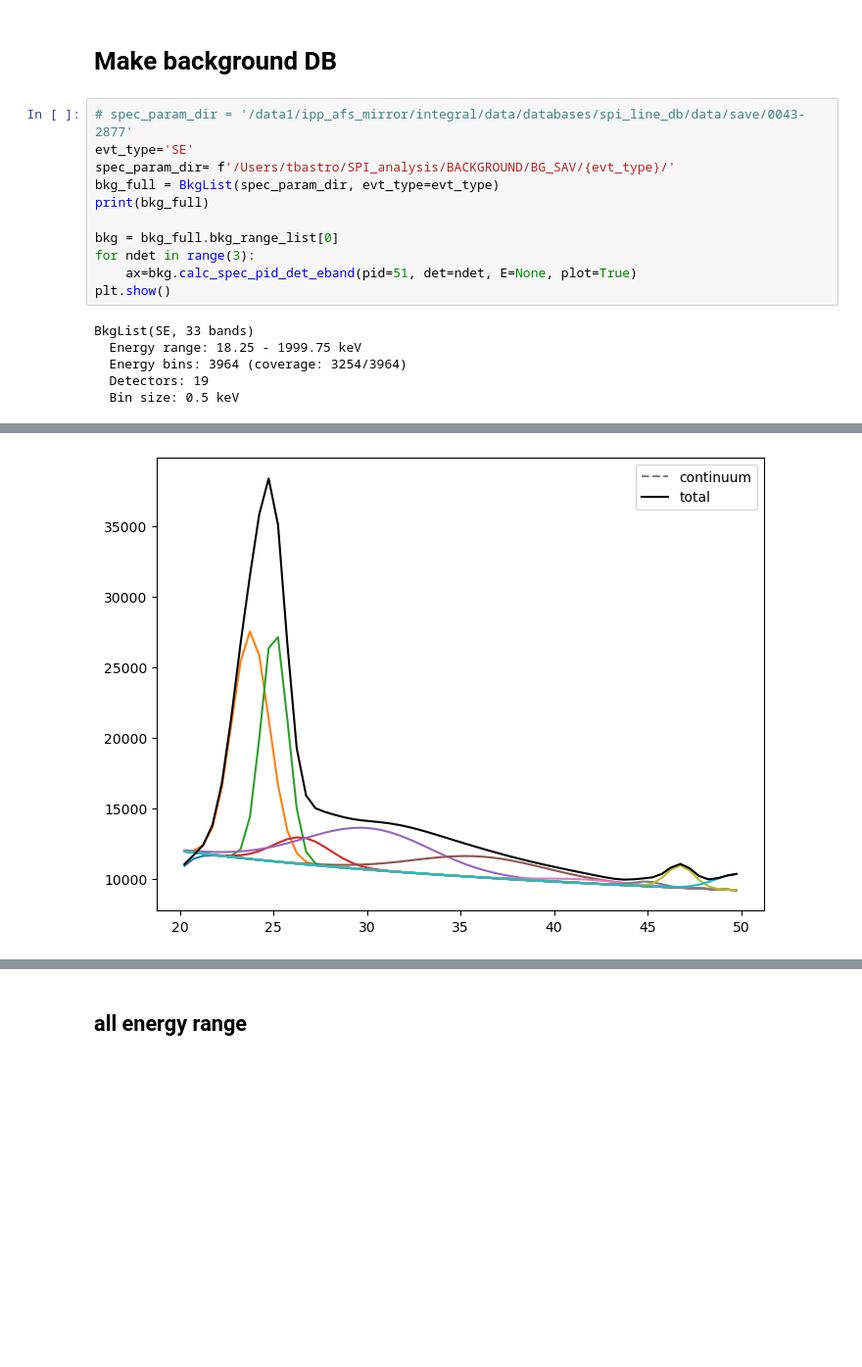
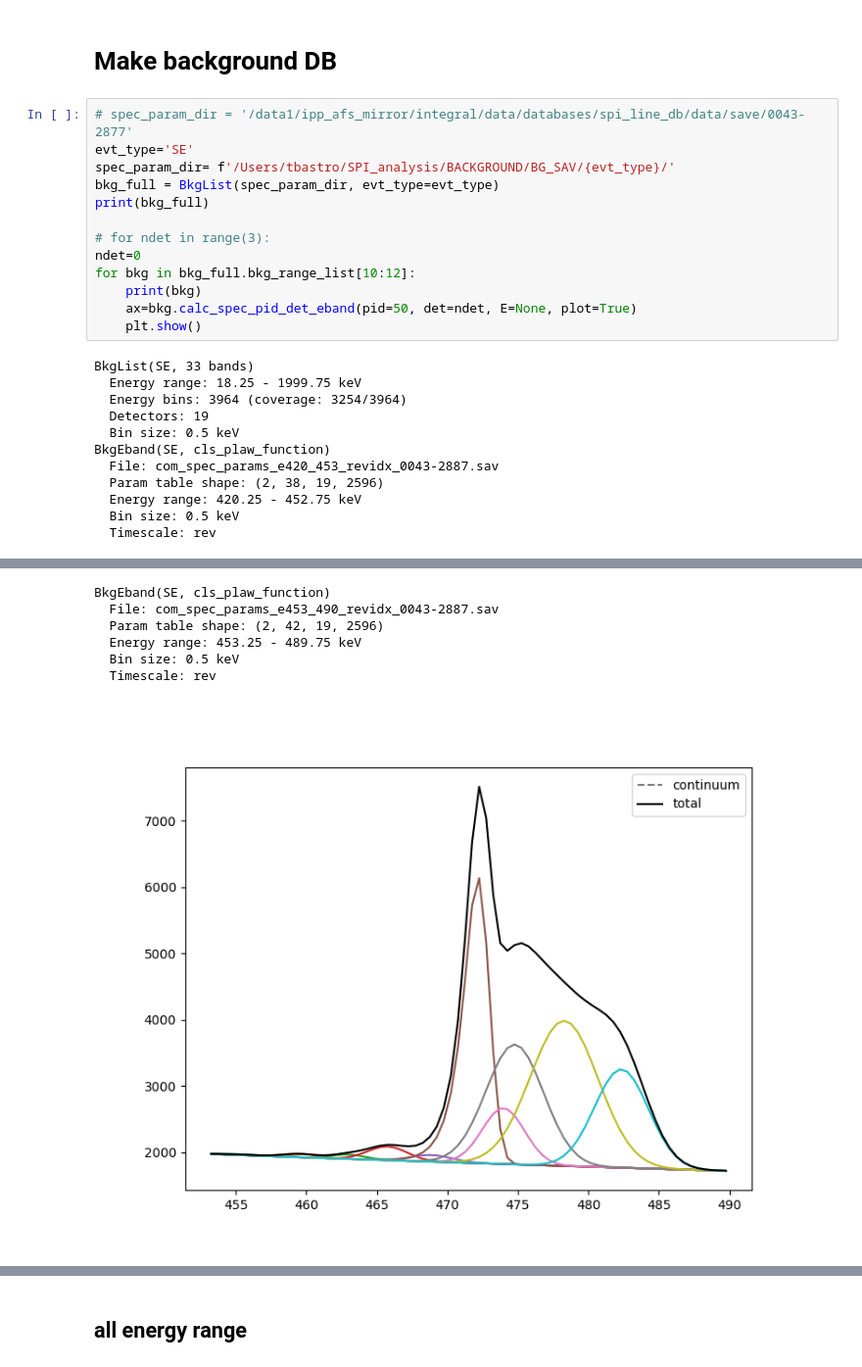
Before and after one commit to tristanbouchet/spibackground, a Jupyter notebook: test_background.ipynb, the cells around one changed output, grey strips where cells are left out. Shown at 98% size. Cells and saved outputs as stored; diff of their text form; blank space fills up the shorter version.

```diff
--- a/test_background.ipynb
+++ b/test_background.ipynb
@@ -10,13 +10,21 @@ spec_param_dir= f'/Users/tbastro/SPI_analysis/BACKGROUND/BG_SAV/{evt_type}/'
 bkg_full = BkgList(spec_param_dir, evt_type=evt_type)
 print(bkg_full)
 
-bkg = bkg_full.bkg_range_list[0]
-for ndet in range(3):
-    ax=bkg.calc_spec_pid_det_eband(pid=51, det=ndet, E=None, plot=True)
-plt.show()
+# for ndet in range(3):
+ndet=0
+for bkg in bkg_full.bkg_range_list[10:12]:
+    print(bkg)
+    ax=bkg.calc_spec_pid_det_eband(pid=50, det=ndet, E=None, plot=True)
+    plt.show()
 # %% [output]
 BkgList(SE, 33 bands)
   Energy range: 18.25 - 1999.75 keV
   Energy bins: 3964 (coverage: 3254/3964)
   Detectors: 19
   Bin size: 0.5 keV
+BkgEband(SE, cls_plaw_function)
+  File: com_spec_params_e420_453_revidx_0043-2887.sav
+  Param table shape: (2, 38, 19, 2596)
+  Energy range: 420.25 - 452.75 keV
+  Bin size: 0.5 keV
+  Timescale: rev
@@ -24 +32,7 @@ BkgList(SE, 33 bands)
+BkgEband(SE, cls_plaw_function)
+  File: com_spec_params_e453_490_revidx_0043-2887.sav
+  Param table shape: (2, 42, 19, 2596)
+  Energy range: 453.25 - 489.75 keV
+  Bin size: 0.5 keV
+  Timescale: rev
-[figure, old version]
+[figure, new version]
```
Also changed, not shown: parts of 5 cells of this notebook, 8 other files.
